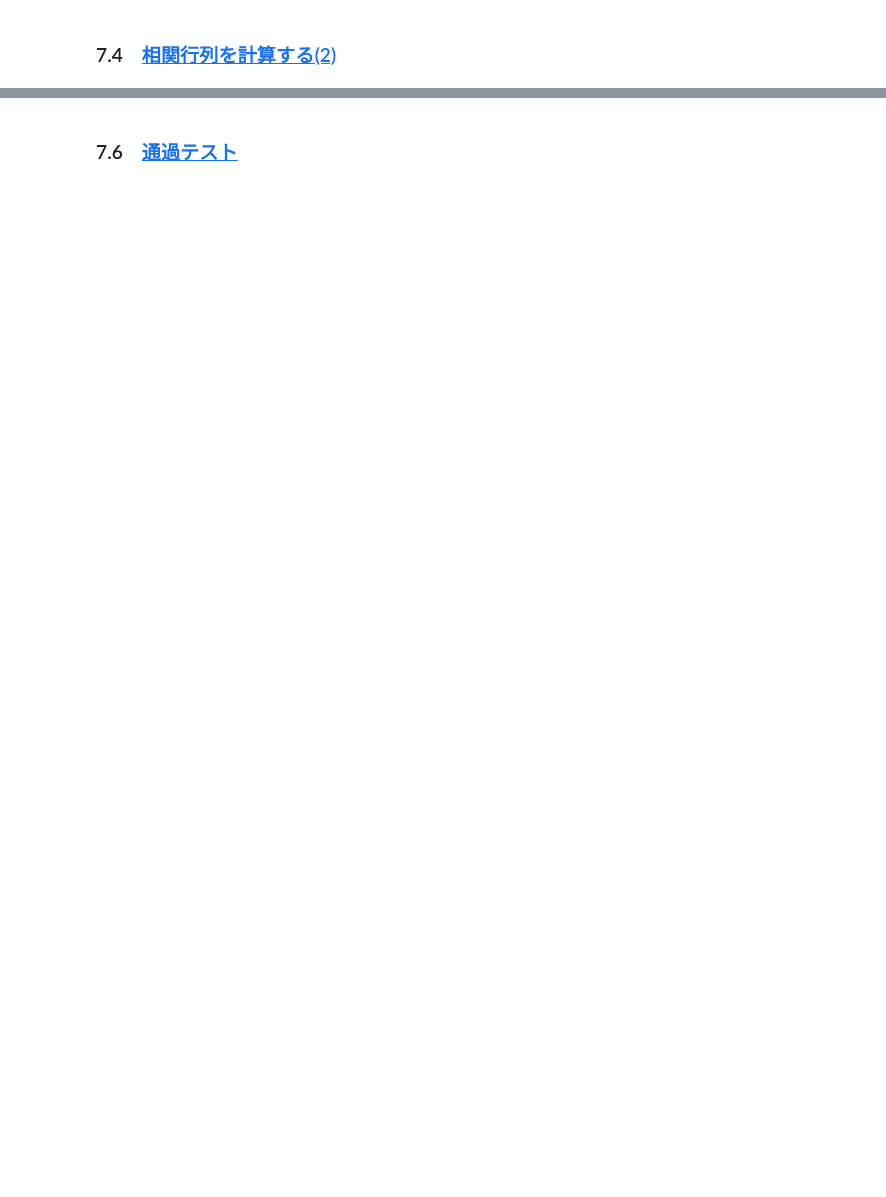
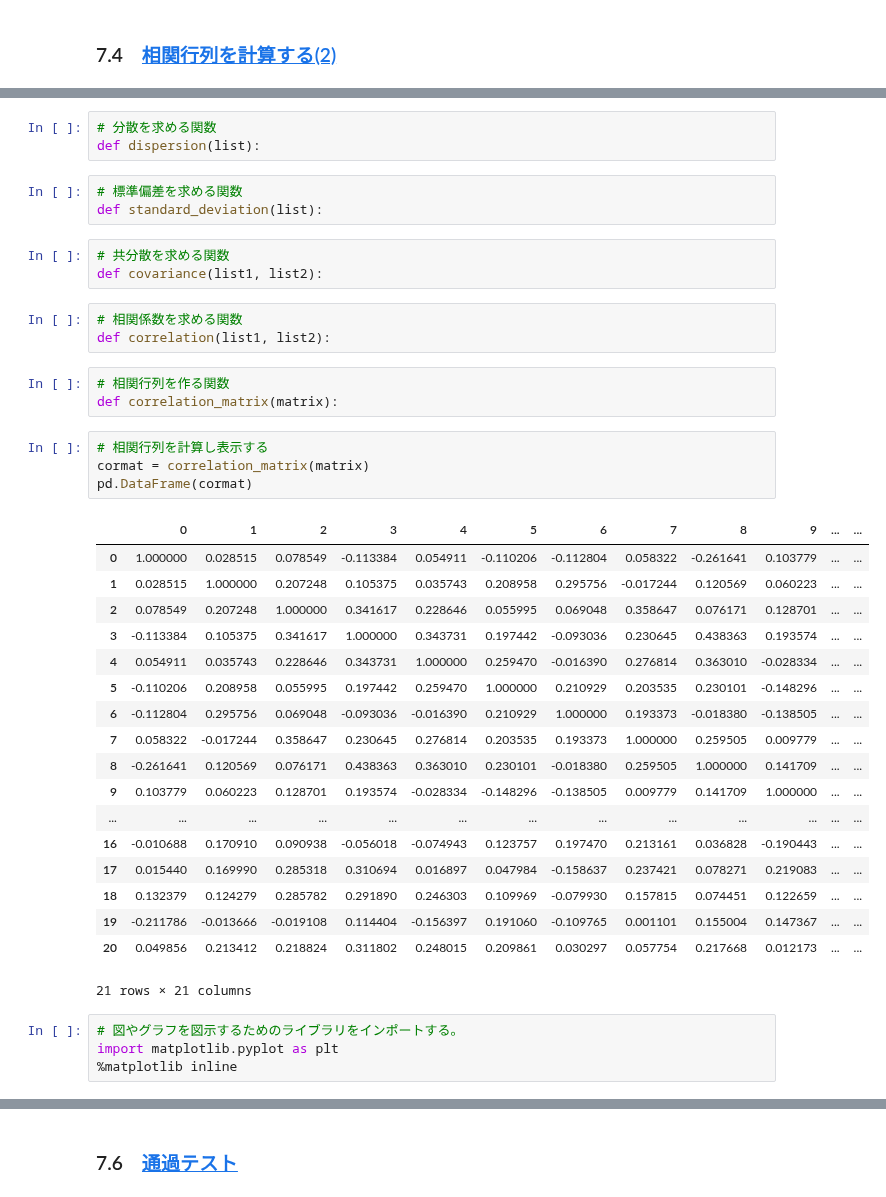
Before and after one commit to maskot1977/ipython_notebook, a Jupyter notebook: アイスクリーム統計学・第７章〜第９章.ipynb, the cells around one changed output, grey strips where cells are left out. Cells and saved outputs as stored; diff of their text form; blank space fills up the shorter version.

```diff
--- a/アイスクリーム統計学・第７章〜第９章.ipynb
+++ b/アイスクリーム統計学・第７章〜第９章.ipynb
@@ -23,0 +105,42 @@
+# %%
+# 分散を求める関数
+def dispersion(list):
+# %%
+# 標準偏差を求める関数
+def standard_deviation(list):
+# %%
+# 共分散を求める関数
+def covariance(list1, list2):
+# %%
+# 相関係数を求める関数
+def correlation(list1, list2):
+# %%
+# 相関行列を作る関数
+def correlation_matrix(matrix):
+# %%
+# 相関行列を計算し表示する
+cormat = correlation_matrix(matrix)
+pd.DataFrame(cormat)
+# %% [output]
+|  | 0 | 1 | 2 | 3 | 4 | 5 | 6 | 7 | 8 | 9 | ... | ... |
+| 0 | 1.000000 | 0.028515 | 0.078549 | -0.113384 | 0.054911 | -0.110206 | -0.112804 | 0.058322 | -0.261641 | 0.103779 | ... | ... |
+| 1 | 0.028515 | 1.000000 | 0.207248 | 0.105375 | 0.035743 | 0.208958 | 0.295756 | -0.017244 | 0.120569 | 0.060223 | ... | ... |
+| 2 | 0.078549 | 0.207248 | 1.000000 | 0.341617 | 0.228646 | 0.055995 | 0.069048 | 0.358647 | 0.076171 | 0.128701 | ... | ... |
+| 3 | -0.113384 | 0.105375 | 0.341617 | 1.000000 | 0.343731 | 0.197442 | -0.093036 | 0.230645 | 0.438363 | 0.193574 | ... | ... |
+| 4 | 0.054911 | 0.035743 | 0.228646 | 0.343731 | 1.000000 | 0.259470 | -0.016390 | 0.276814 | 0.363010 | -0.028334 | ... | ... |
+| 5 | -0.110206 | 0.208958 | 0.055995 | 0.197442 | 0.259470 | 1.000000 | 0.210929 | 0.203535 | 0.230101 | -0.148296 | ... | ... |
+| 6 | -0.112804 | 0.295756 | 0.069048 | -0.093036 | -0.016390 | 0.210929 | 1.000000 | 0.193373 | -0.018380 | -0.138505 | ... | ... |
+| 7 | 0.058322 | -0.017244 | 0.358647 | 0.230645 | 0.276814 | 0.203535 | 0.193373 | 1.000000 | 0.259505 | 0.009779 | ... | ... |
+| 8 | -0.261641 | 0.120569 | 0.076171 | 0.438363 | 0.363010 | 0.230101 | -0.018380 | 0.259505 | 1.000000 | 0.141709 | ... | ... |
+| 9 | 0.103779 | 0.060223 | 0.128701 | 0.193574 | -0.028334 | -0.148296 | -0.138505 | 0.009779 | 0.141709 | 1.000000 | ... | ... |
+| ... | ... | ... | ... | ... | ... | ... | ... | ... | ... | ... | ... | ... |
+| 16 | -0.010688 | 0.170910 | 0.090938 | -0.056018 | -0.074943 | 0.123757 | 0.197470 | 0.213161 | 0.036828 | -0.190443 | ... | ... |
+| 17 | 0.015440 | 0.169990 | 0.285318 | 0.310694 | 0.016897 | 0.047984 | -0.158637 | 0.237421 | 0.078271 | 0.219083 | ... | ... |
+| 18 | 0.132379 | 0.124279 | 0.285782 | 0.291890 | 0.246303 | 0.109969 | -0.079930 | 0.157815 | 0.074451 | 0.122659 | ... | ... |
+| 19 | -0.211786 | -0.013666 | -0.019108 | 0.114404 | -0.156397 | 0.191060 | -0.109765 | 0.001101 | 0.155004 | 0.147367 | ... | ... |
+| 20 | 0.049856 | 0.213412 | 0.218824 | 0.311802 | 0.248015 | 0.209861 | 0.030297 | 0.057754 | 0.217668 | 0.012173 | ... | ... |
+21 rows × 21 columns
+# %%
+# 図やグラフを図示するためのライブラリをインポートする。
+import matplotlib.pyplot as plt
+%matplotlib inline
```
Also changed, not shown: parts of 63 cells of this notebook, 2 other files.
